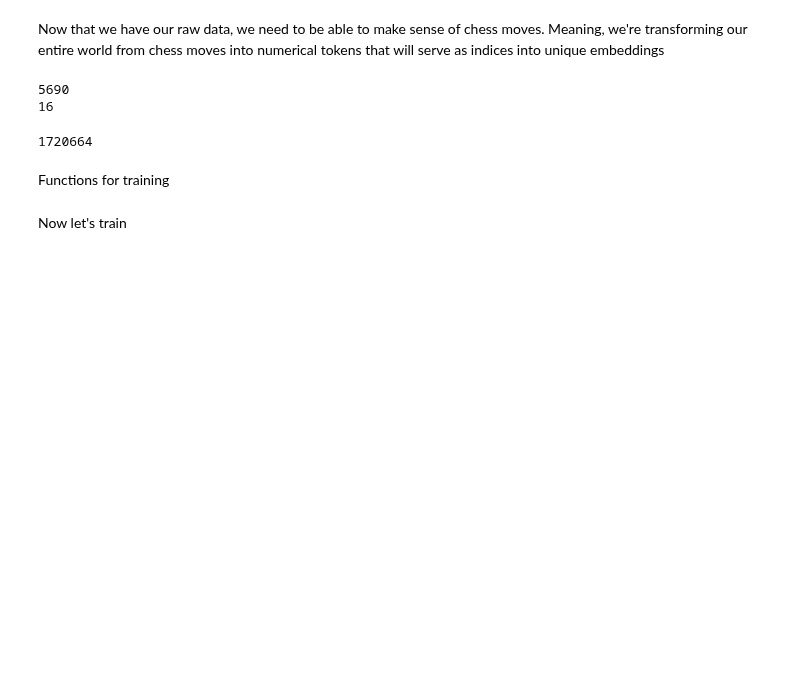
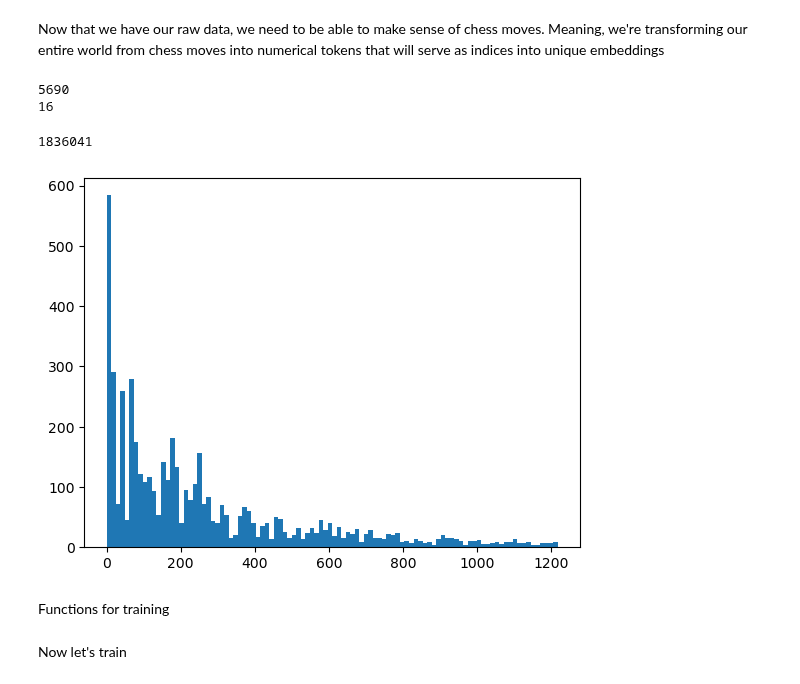
Before and after one commit to tonyjongyoonan/enpoisson, a Jupyter notebook: research/notebooks/exploration_multi_modal.ipynb, the cells around one changed output. Cells and saved outputs as stored; diff of their text form; code cells hidden in the pictures; blank space fills up the shorter version.

```diff
--- a/research/notebooks/exploration_multi_modal.ipynb
+++ b/research/notebooks/exploration_multi_modal.ipynb
@@ -223,7 +208,7 @@ def df_to_data(df, sampling_rate=1, fixed_window = True, fixed_window_size = 16,
 
     return subsequences, board_states, next_moves, vocab
 # %%
-trainX_sequences, trainX_boards, trainY, vocab = df_to_data(grouped_df, fixed_window=True, sampling_rate=0.75)
+trainX_sequences, trainX_boards, trainY, vocab = df_to_data(grouped_df, fixed_window=True, sampling_rate=0.8)
 trainX_sequences, trainX_seqlengths  = pad_sequences(trainX_sequences)
 # %%
 print(len(vocab.id_to_move.keys()))
@@ -234,7 +219,7 @@ print(len(trainX_sequences[140]))
 # %%
 print(len(trainX_boards))
 # %% [output]
-1720664
+1836041
 # %%
 class MultiModal(nn.Module):
     def __init__(self, vocab, d_embed, d_hidden, d_out, dropout = 0.5) -> None:
@@ -382,3 +404,8 @@ plt.bar(trainY)
+# %%
+plt.hist(np.array(trainY[:5000]),bins=100)
+plt.show()
+# %% [output]
+[figure, added]
 # %% [markdown]
 Functions for training
 # %%
```
Also changed, not shown: parts of 9 cells of this notebook.
